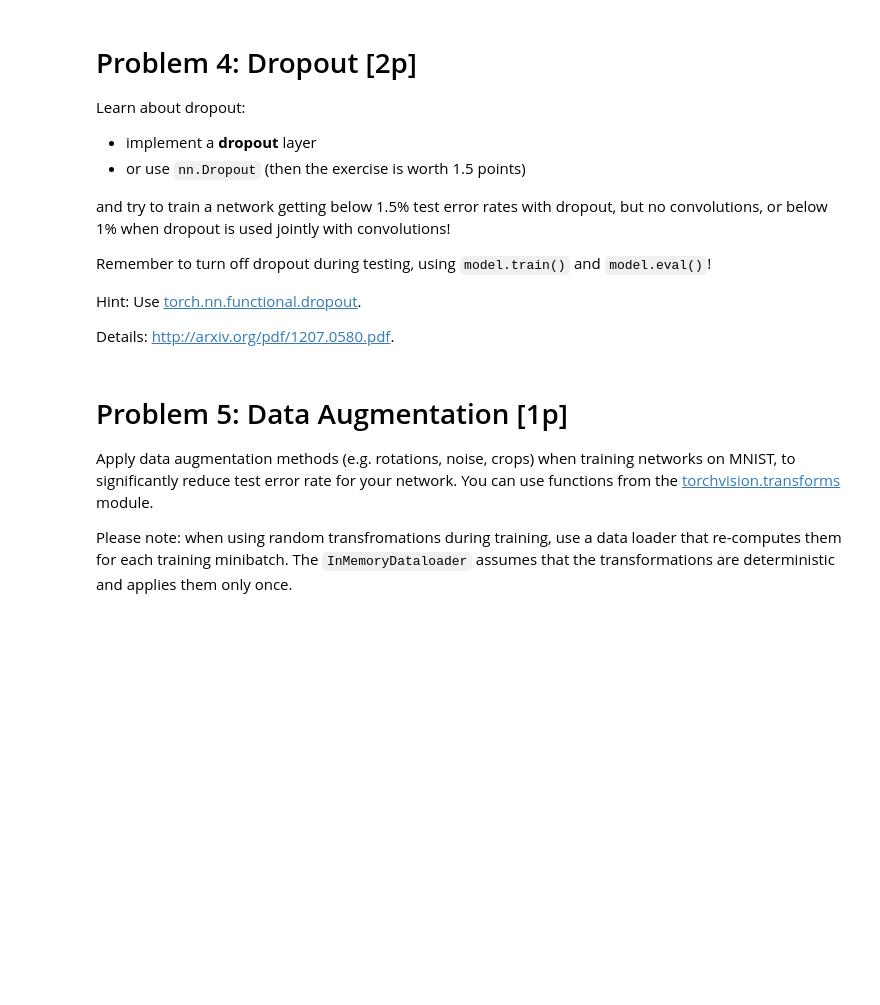
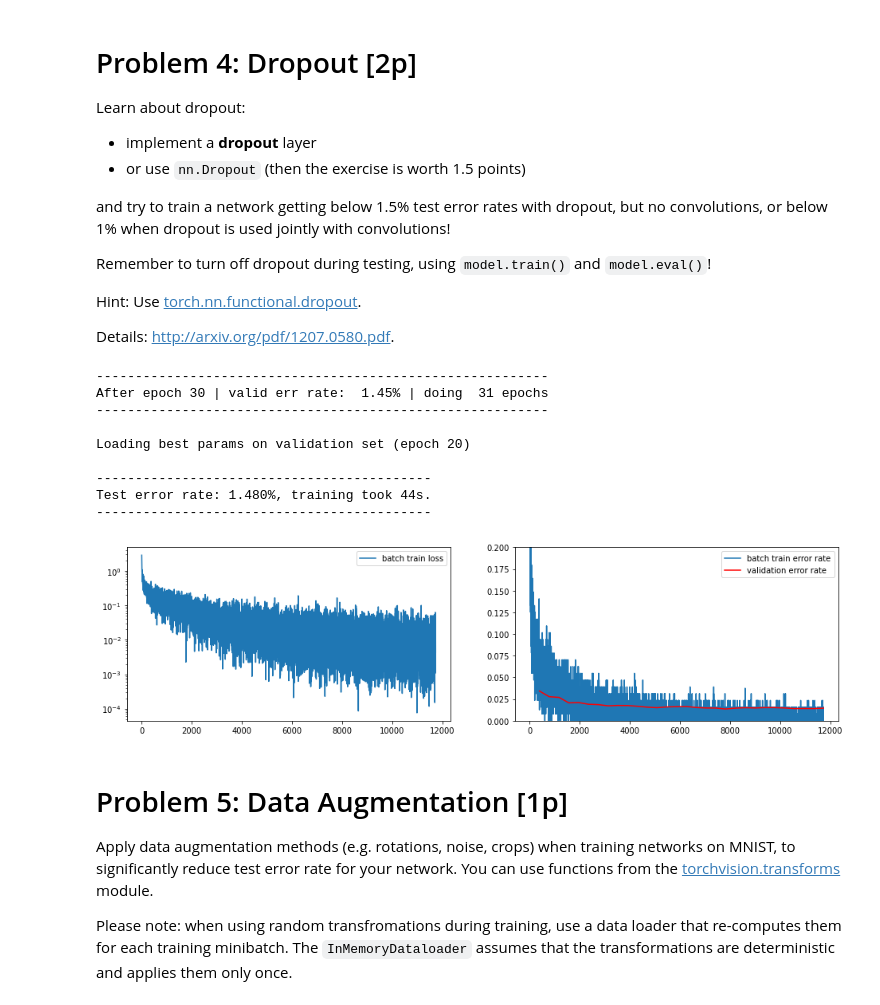
Before and after one commit to iCarrrot/dl_uwr, a Jupyter notebook: Assignment3/Assignment3.ipynb, the cells around one changed output. Drawn from its saved outputs; the diff is of its cells as text; code cells hidden in the pictures; blank space fills up the shorter version.

```diff
--- a/Assignment3/Assignment3.ipynb
+++ b/Assignment3/Assignment3.ipynb
@@ -409,6 +402,69 @@ Remember to turn off dropout during testing, using `model.train()` and `model.ev
 Hint: Use [torch.nn.functional.dropout](http://pytorch.org/docs/master/nn.html#torch.nn.functional.dropout).
 
 Details: http://arxiv.org/pdf/1207.0580.pdf.
+# %%
+class Model(nn.Module):
+    def __init__(self, *args, **kwargs):
+        super(Model, self).__init__()
+        self.layers = nn.Sequential(*args, **kwargs)
+
+    def forward(self, X):
+        X = X.view(X.size(0), -1)
+        x = F.relu(self.layers[0](X))
+        x = self.layers[1](x)
+        x = F.relu(self.layers[2](x))
+        x = self.layers[3](x)
+        x = F.relu(self.layers[4](x))
+        x = self.layers[5](x)
+        out = self.layers[-1](x)
+        return out
+
+    def loss(self, Out, Targets):
+        return F.cross_entropy(Out, Targets)
+
+
+
+
+model = Model(
+    nn.Linear(784, 600),
+    nn.Dropout(p=0.3),
+    nn.Linear(600, 300),
+    nn.Dropout(p=0.3),
+    nn.Linear(300, 150),
+    nn.Dropout(p=0.3),
+    nn.Linear(150, 10)
+    )
+with torch.no_grad():
+    # Initialize parameters
+    for name, p in model.named_parameters():
+        if 'weight' in name:
+            nn.init.xavier_normal_(p)
+        elif 'bias' in name:
+            p.zero_()
+        else:
+            raise ValueError('Unknown parameter name "%s"' % name)
+
+# On GPU enabled devices set device='cuda' else set device='cpu'
+t_start = time.time()
+
+SGD(model, mnist_loaders, alpha=0.05, max_num_epochs=30, device='cuda', epsilon=0.9, alpha_decay=0.1, decay=0.001)
+
+
+test_err_rate = compute_error_rate(model, mnist_loaders['test'])
+m = (f"Test error rate: {test_err_rate * 100.0:.3f}%, "
+     f"training took {time.time() - t_start:.0f}s.")
+print('{0}\n{1}\n{0}'.format('-' * len(m), m))
+# %% [output]
+----------------------------------------------------------
+After epoch 30 | valid err rate:  1.45% | doing  31 epochs
+----------------------------------------------------------
+
+Loading best params on validation set (epoch 20)
+
+-------------------------------------------
+Test error rate: 1.480%, training took 44s.
+-------------------------------------------
+[figure, added]
 # %% [markdown]
 # Problem 5: Data Augmentation [1p]
 
```
Also changed, not shown: parts of 3 cells of this notebook.
